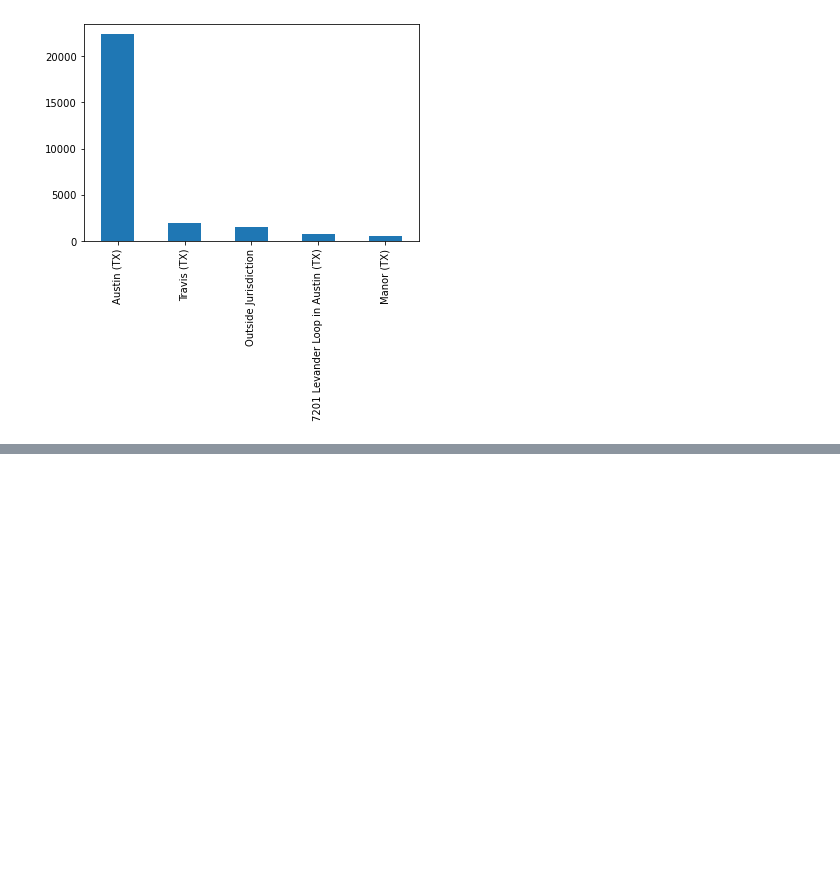
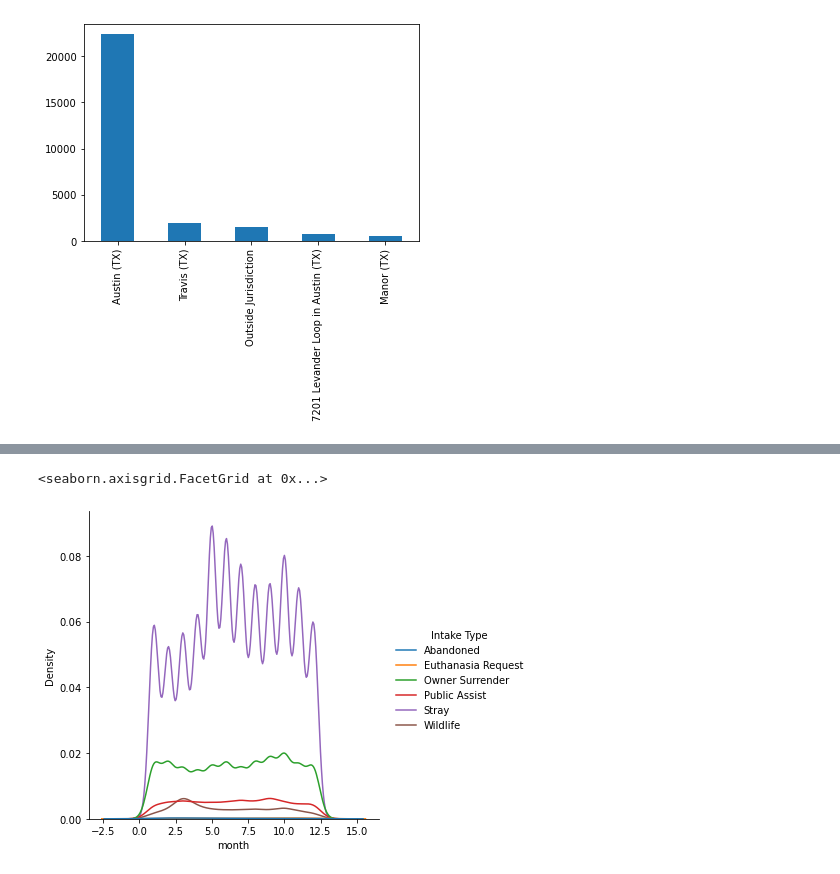
Before and after one commit to DamonReyes/Portfolio_Projects, a Jupyter notebook: Python/Animal Shelter Analytics.ipynb, the cells around one changed output, grey strips where cells are left out. Saved outputs shown, nothing was run; the diff lists cells and outputs as text; code cells hidden in the pictures; blank space fills up the shorter version.

```diff
--- a/Python/Animal Shelter Analytics.ipynb
+++ b/Python/Animal Shelter Analytics.ipynb
@@ -556,0 +597,5 @@ Successfully installed pandasql-0.7.3
+# %%
+sns.displot(C_i, x="month", hue="Intake Type", kind="kde")
+# %% [output]
+<seaborn.axisgrid.FacetGrid at 0x...>
+[figure, added]
```
Also changed, not shown: parts of 34 cells of this notebook.
